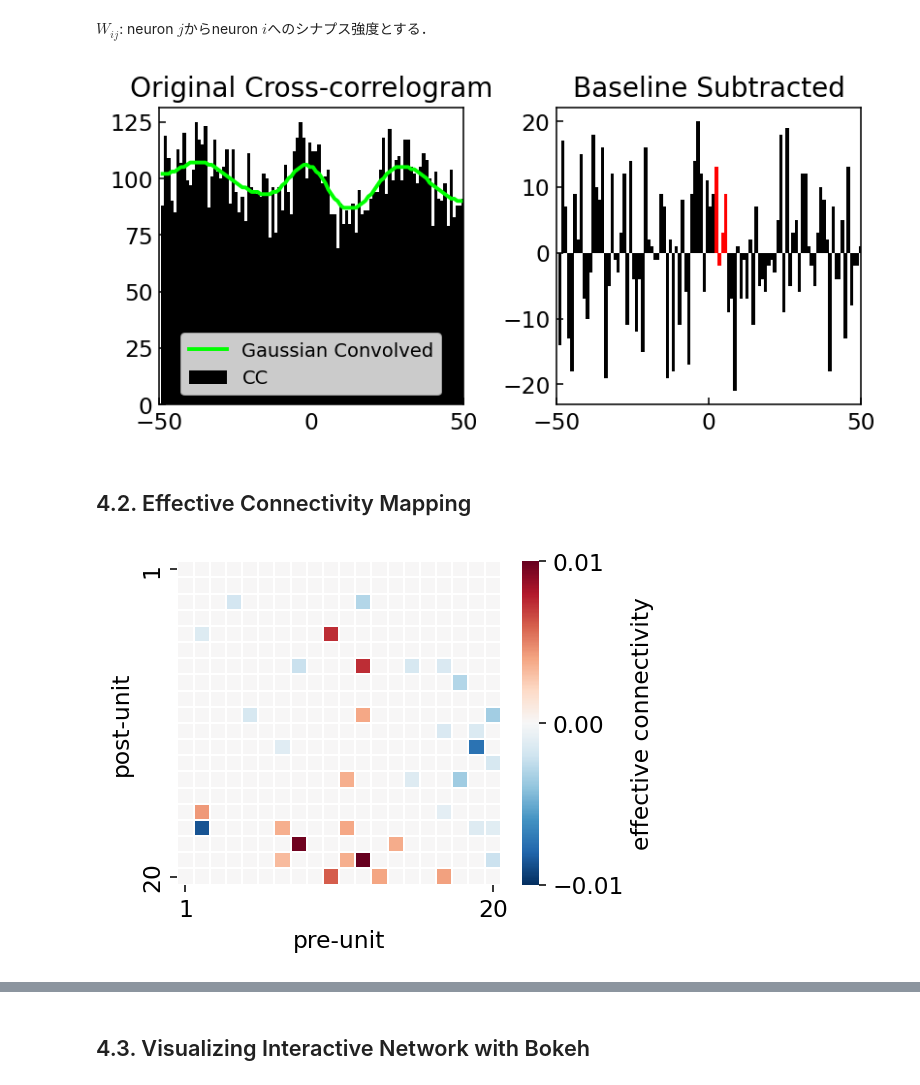
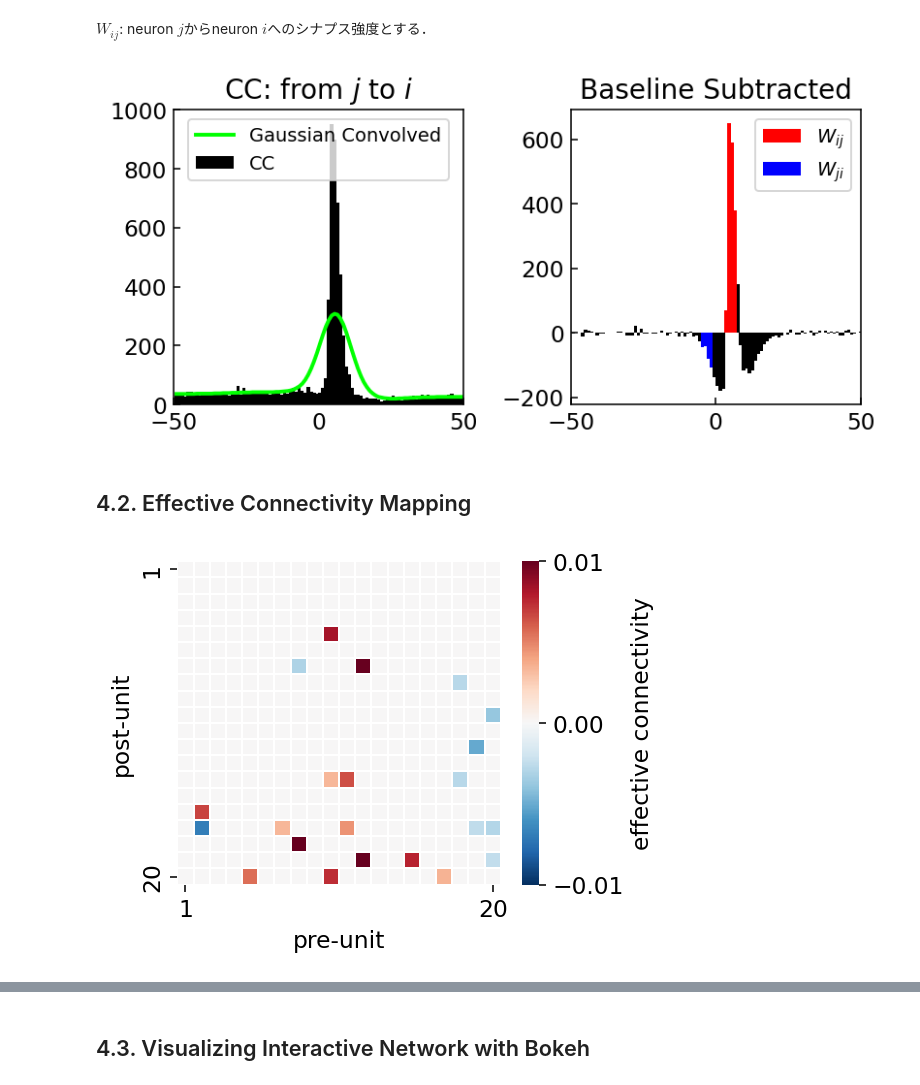
Before and after one commit to tk-neuron/meabook, a Jupyter notebook: _sources/1_spikes/04_cross_correlation.ipynb, the cells around one changed output, grey strips where cells are left out. Cells and saved outputs as stored; diff of their text form; code cells hidden in the pictures.

```diff
--- a/_sources/1_spikes/04_cross_correlation.ipynb
+++ b/_sources/1_spikes/04_cross_correlation.ipynb
@@ -89,35 +88,38 @@ def cross_correlogram(spike_times_i, spike_times_j, window=50., nbins=100):
     hist, edges = np.histogram(t_sp, bins=np.linspace(-window, window, nbins))
     return hist, edges
 # %%
-i, j = 8, 16
+i, j = 18, 11
 spike_times_i = df.query(f'unit=={i}').spiketime.values
 spike_times_j = df.query(f'unit=={j}').spiketime.values
 
 hist, edges = cross_correlogram(spike_times_i, spike_times_j)
 hist_g = gaussian_filter(hist, sigma=[5])
 
 fig, (ax1, ax2) = plt.subplots(1, 2, figsize=(6, 3))
 
-ax1.set_title('Original Cross-correlogram')
+ax1.set_title(r'CC: from $j$ to $i$')
 ax1.bar(edges[1:], hist, color='k', width=1.1, label='CC')
 ax1.plot(edges[1:], hist_g, color='lime', linewidth=2.0, label='Gaussian Convolved')
-ax1.legend(fontsize=10, loc='lower center')
+ax1.legend(fontsize=10, loc='upper center')
 ax1.set_xlim(-50, 50)
 ax1.set_xticks([-50, 0, 50])
 ax1.tick_params(direction='in')
 
 hist_sub = hist - hist_g
 ax2.set_title('Baseline Subtracted')
 ax2.bar(edges[1:], hist_sub, color='k', width=1.1)
-ax2.bar(edges[1:][51:55], hist_sub[51:55], color='r', width=1.1)
+
+ax2.bar(edges[1:][52:56], hist_sub[52:56], color='r', width=1.1, label=r'$W_{ij}$')
+ax2.bar(edges[1:][44:48], hist_sub[44:48], color='b', width=1.1, label=r'$W_{ji}$')
+ax2.legend(fontsize=10, loc='upper right')
 ax2.set_xlim(-50, 50)
 ax2.set_xticks([-50, 0, 50])
 ax2.tick_params(direction='in')
 
 plt.tight_layout()
 plt.show()
 # %% [output]
-[figure, old version]
+[figure, new version]
 # %% [markdown]
 ## 4.2. Effective Connectivity Mapping
 # %%
@@ -150,13 +152,15 @@ for (i, j) in itertools.combinations(neurons, 2):
 # %%
 fig, ax = plt.subplots(figsize=(4, 3))
 
+# thresholding weight matrix
 w_ = np.zeros_like(w)
 
 thre_exc = 0.003
-thre_inh = 0.001
+thre_inh = 0.002
 w_[w > thre_exc] = w[w > thre_exc]
 w_[w < -thre_inh] = w[w < -thre_inh]
 
+# plotting
 sns.heatmap(w_, vmax=0.01, vmin=-0.01, center=0, ax=ax, cmap=plt.get_cmap('RdBu_r'),
             linewidths=1.0, cbar_kws=dict(ticks=[0.01, 0, -0.01], label='effective connectivity'))
 
@@ -170,7 +174,7 @@ ax.set_ylabel('post-unit')
 ax.set_aspect('equal')
 plt.show()
 # %% [output]
-[figure, old version]
+[figure, new version]
 # %%
 G = nx.DiGraph()
 
```
Also changed, not shown: parts of 7 cells of this notebook, 6 other files.
